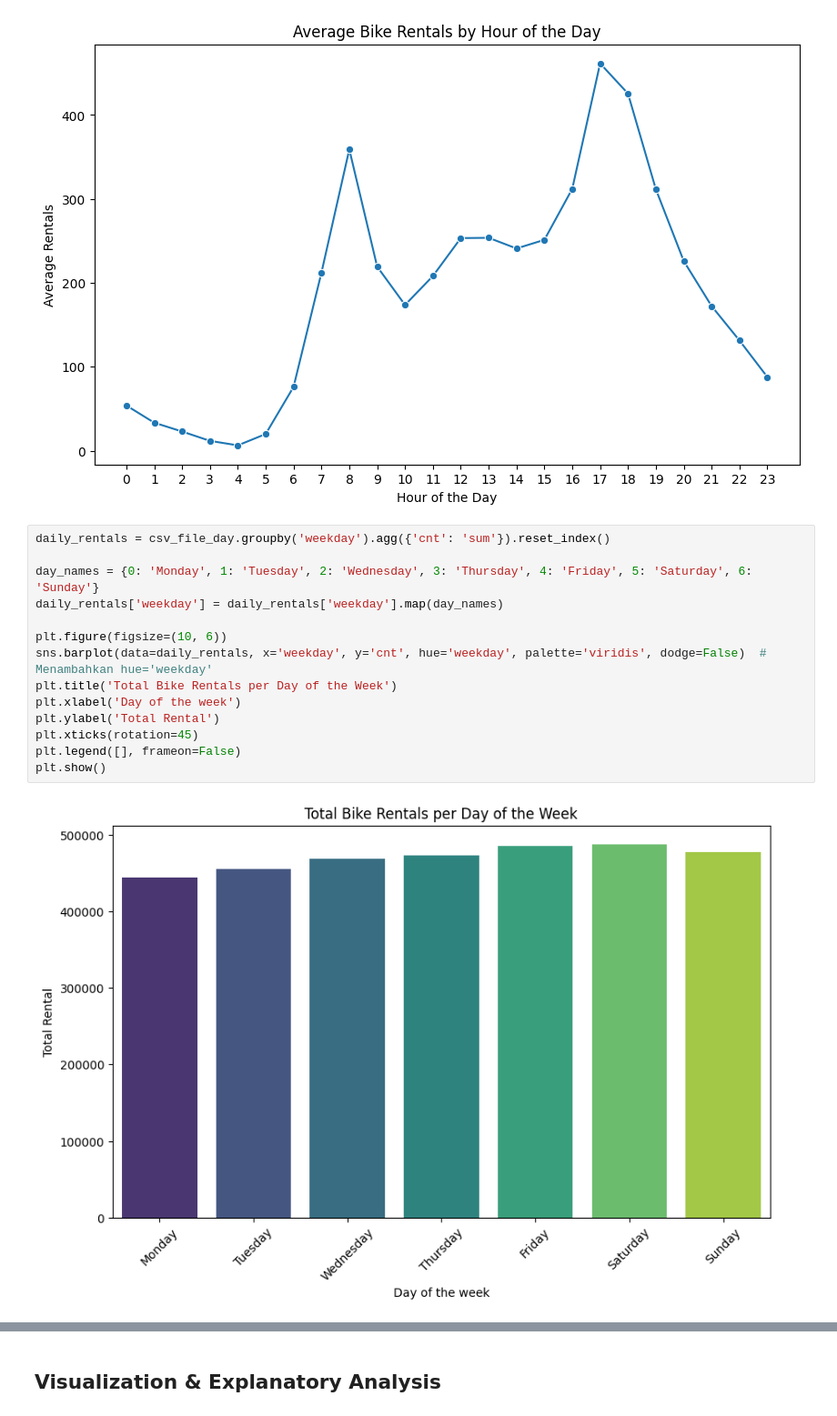
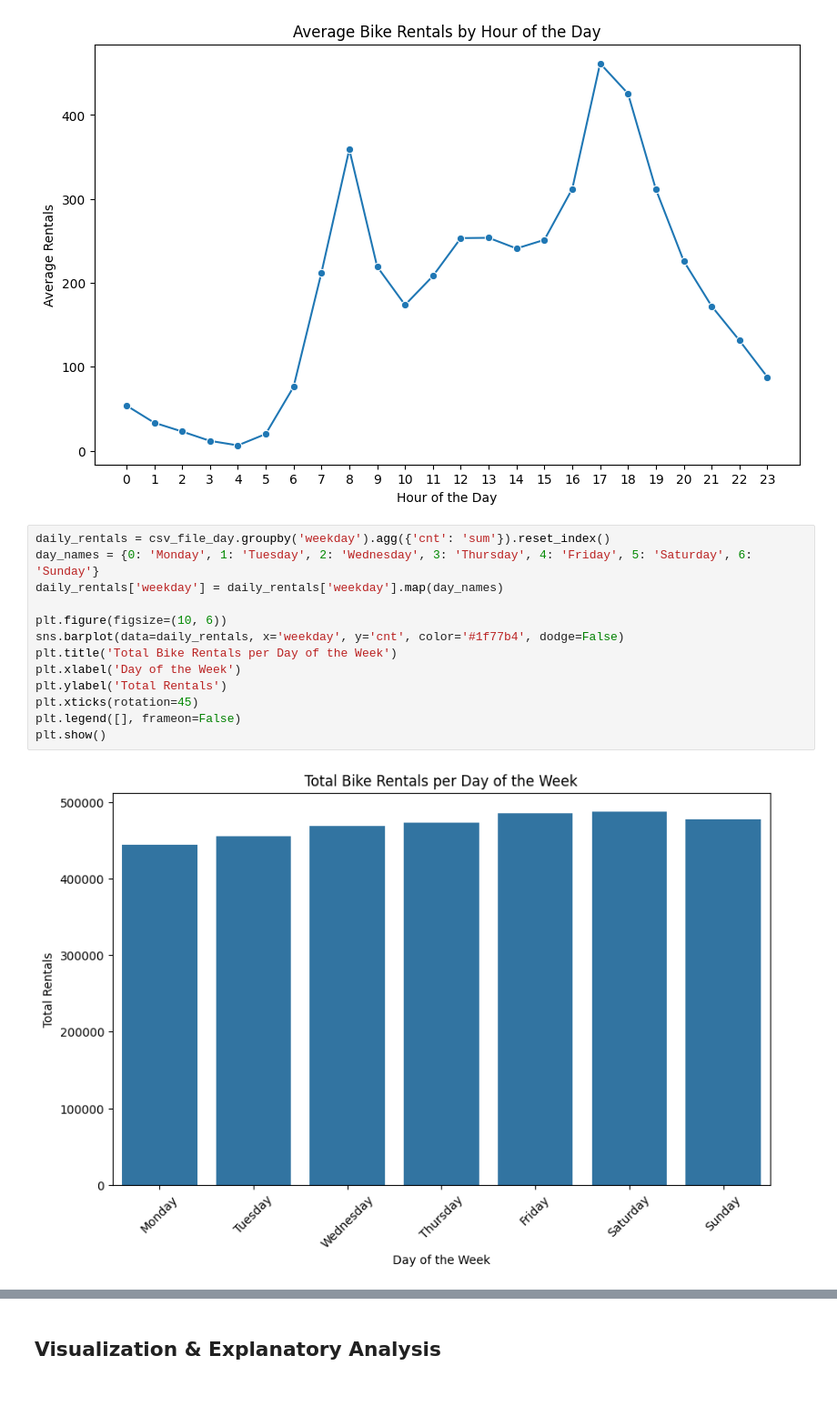
Before and after one commit to MuhammadGynSptr/Dashboard, a Jupyter notebook: Streamlit_py/Proyek_Analisis_Data.ipynb, the cells around one changed output, grey strips where cells are left out. Shown at 91% size. Cells and saved outputs as stored; diff of their text form.

```diff
--- a/Streamlit_py/Proyek_Analisis_Data.ipynb
+++ b/Streamlit_py/Proyek_Analisis_Data.ipynb
@@ -274,20 +289,19 @@ plt.show()
 [figure]
 # %%
 daily_rentals = csv_file_day.groupby('weekday').agg({'cnt': 'sum'}).reset_index()
-
 day_names = {0: 'Monday', 1: 'Tuesday', 2: 'Wednesday', 3: 'Thursday', 4: 'Friday', 5: 'Saturday', 6: 'Sunday'}
 daily_rentals['weekday'] = daily_rentals['weekday'].map(day_names)
 
 plt.figure(figsize=(10, 6))
-sns.barplot(data=daily_rentals, x='weekday', y='cnt', hue='weekday', palette='viridis', dodge=False)  # Menambahkan hue='weekday'
+sns.barplot(data=daily_rentals, x='weekday', y='cnt', color='#1f77b4', dodge=False)
 plt.title('Total Bike Rentals per Day of the Week')
-plt.xlabel('Day of the week')
-plt.ylabel('Total Rental')
+plt.xlabel('Day of the Week')
+plt.ylabel('Total Rentals')
 plt.xticks(rotation=45)
 plt.legend([], frameon=False)
 plt.show()
 # %% [output]
-[figure, old version]
+[figure, new version]
 # %% [markdown]
 **Insight:**
 - Data memiliki variasi yang signifikan dalam jumlah penyewaan sepeda per jam, dengan beberapa jam tertentu seperti jam sibuk di pagi dan sore memiliki tingkat penyewaan yang jauh lebih tinggi dibandingkan jam lainnya.
```
Also changed, not shown: parts of 15 cells of this notebook, 2 other files.
